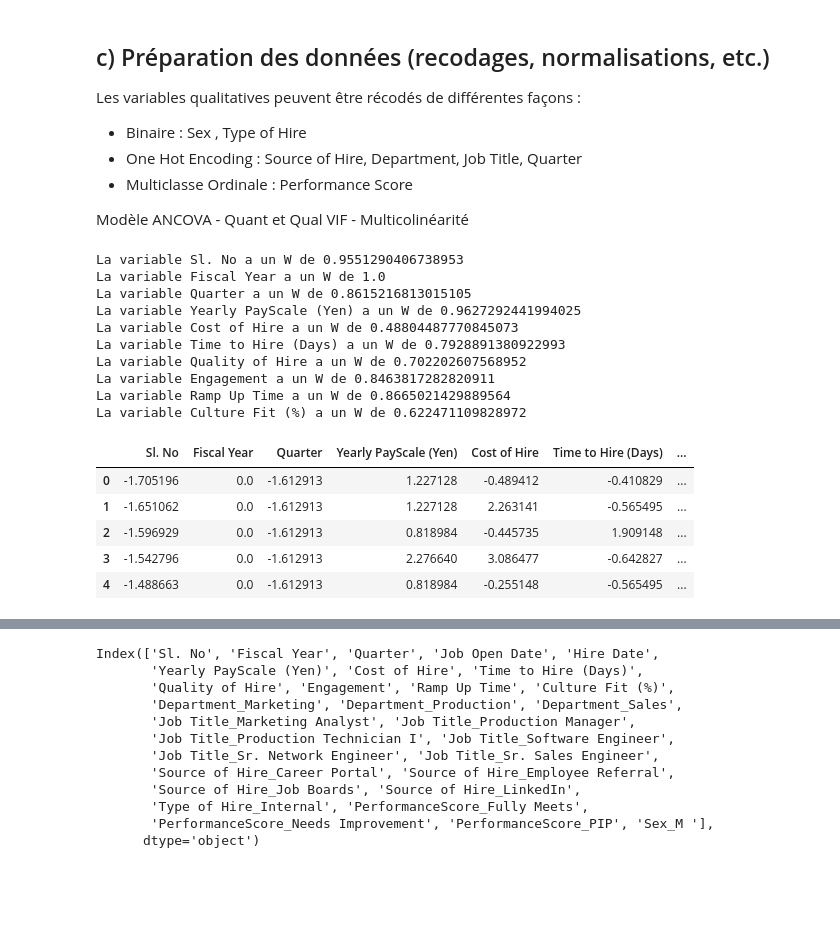
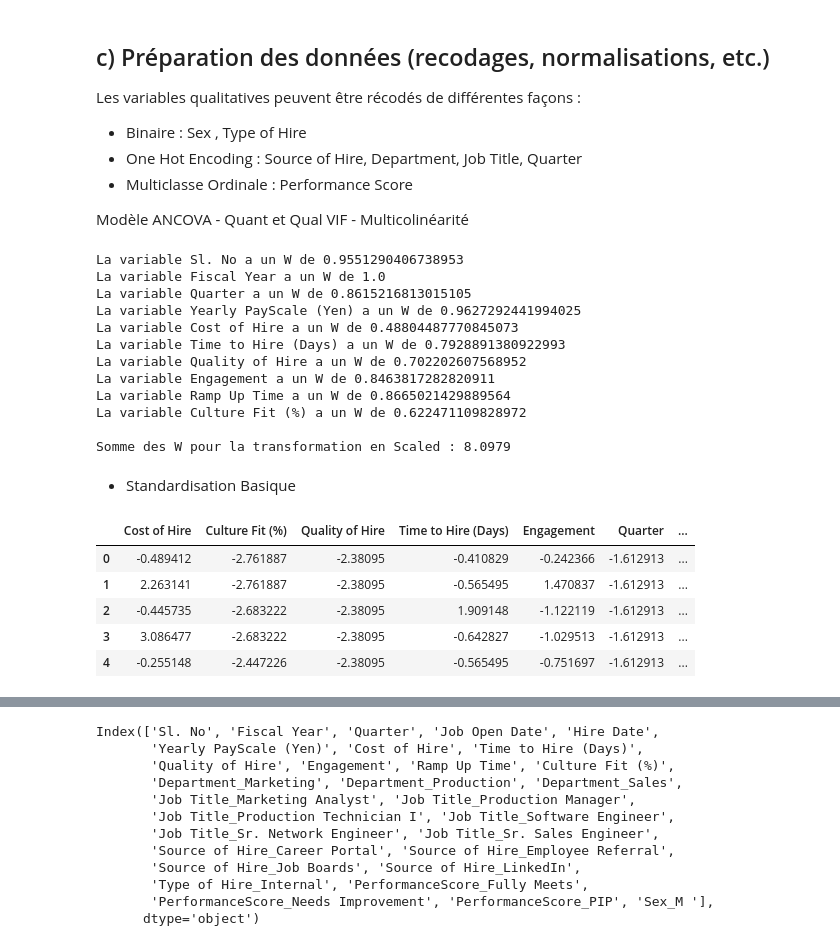
Before and after one commit to melaniedaddio/-Time-Cost-Quality-of-Hire, a Jupyter notebook: script_eze.ipynb, the cells around one changed output, grey strips where cells are left out. Saved outputs shown, nothing was run; the diff lists cells and outputs as text; code cells hidden in the pictures; blank space fills up the shorter version.

```diff
--- a/script_eze.ipynb
+++ b/script_eze.ipynb
@@ -426,9 +449,13 @@ var_quant = df.select_dtypes(include= 'int').columns
 var_date = ['Job Open Date', 'Hire Date']
 var_quali = ['Department', 'Job Title', 'Source of Hire', 'Type of Hire', 'PerformanceScore', 'Sex']
 # %%
+w_values = []
 for i in var_quant:
-    norm_fit = stats.shapiro(df[i])
-    print(f'La variable {i} a un W de {norm_fit.statistic}')
+    norm_fit_base = stats.shapiro(df[i])
+    w_values.append(norm_fit_base.statistic)
+    print(f'La variable {i} a un W de {norm_fit_base.statistic}')
+sum_w = sum(w_values)
+print(f"\nSomme des W pour la transformation en Scaled : {sum_w:.4f}")
 # %% [output]
 La variable Sl. No a un W de 0.9551290406738953
 La variable Fiscal Year a un W de 1.0
@@ -440,18 +467,24 @@ La variable Quality of Hire a un W de 0.702202607568952
 La variable Engagement a un W de 0.8463817282820911
 La variable Ramp Up Time a un W de 0.8665021429889564
 La variable Culture Fit (%) a un W de 0.622471109828972
+
+Somme des W pour la transformation en Scaled : 8.0979
 # %%
 # Standardization --> La standardization semble plus pertinente que la normalisation dans le cadre d'une ANOVA. cf.GPT
 scaler = StandardScaler()
-df_scaled = scaler.fit_transform(df[var_quant])
+var_to_standardize = ["Cost of Hire", "Culture Fit (%)", "Quality of Hire",
+                       "Time to Hire (Days)", "Engagement", "Quarter", "Ramp Up Time"]
+df_scaled = df.copy()
+# %% [markdown]
+* Standardisation Basique
 # %%
-# Utilité pour quarter, fiscal year et  Sl.No ?  Revoir
-df_scaled =  pd.DataFrame(df_scaled, columns = var_quant)
+df_scaled = scaler.fit_transform(df_scaled[var_to_standardize])
+df_scaled =  pd.DataFrame(df_scaled, columns = var_to_standardize)
 df_scaled.head()
 # %% [output]
-|  | Sl. No | Fiscal Year | Quarter | Yearly PayScale (Yen) | Cost of Hire | Time to Hire (Days) | ... |
-| 0 | -1.705196 | 0.0 | -1.612913 | 1.227128 | -0.489412 | -0.410829 | ... |
-| 1 | -1.651062 | 0.0 | -1.612913 | 1.227128 | 2.263141 | -0.565495 | ... |
-| 2 | -1.596929 | 0.0 | -1.612913 | 0.818984 | -0.445735 | 1.909148 | ... |
-| 3 | -1.542796 | 0.0 | -1.612913 | 2.276640 | 3.086477 | -0.642827 | ... |
-| 4 | -1.488663 | 0.0 | -1.612913 | 0.818984 | -0.255148 | -0.565495 | ... |
+|  | Cost of Hire | Culture Fit (%) | Quality of Hire | Time to Hire (Days) | Engagement | Quarter | ... |
+| 0 | -0.489412 | -2.761887 | -2.38095 | -0.410829 | -0.242366 | -1.612913 | ... |
+| 1 | 2.263141 | -2.761887 | -2.38095 | -0.565495 | 1.470837 | -1.612913 | ... |
+| 2 | -0.445735 | -2.683222 | -2.38095 | 1.909148 | -1.122119 | -1.612913 | ... |
+| 3 | 3.086477 | -2.683222 | -2.38095 | -0.642827 | -1.029513 | -1.612913 | ... |
+| 4 | -0.255148 | -2.447226 | -2.38095 | -0.565495 | -0.751697 | -1.612913 | ... |
```
Also changed, not shown: parts of 31 cells of this notebook.
